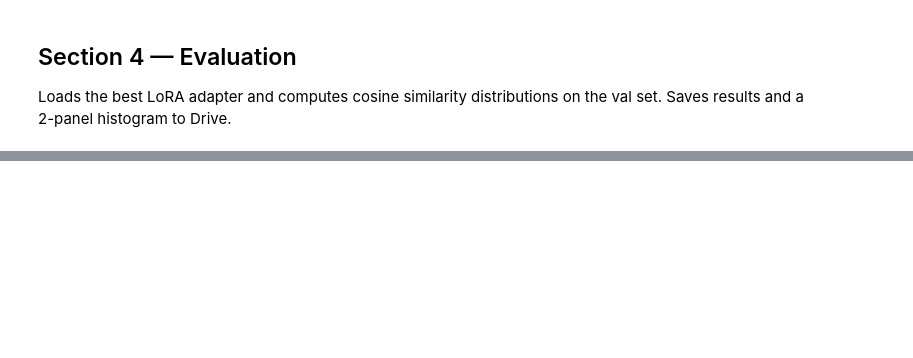
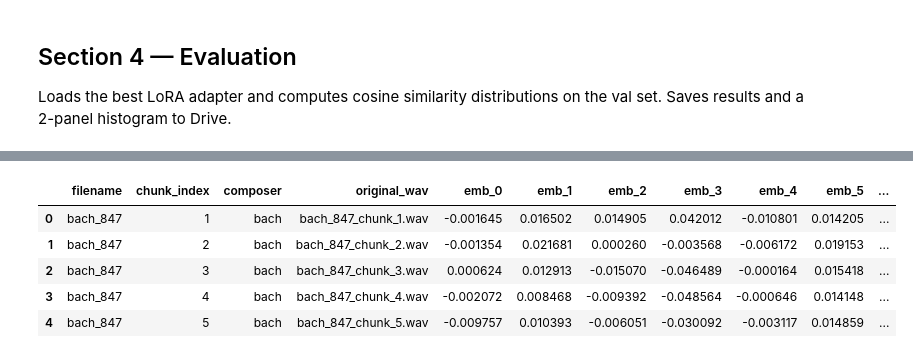
Before and after one commit to mperumal-usd/capstone_team_3, a Jupyter notebook: notebooks/COLAB_MERT_Finetune_v3.ipynb, the cells around one changed output, grey strips where cells are left out. Saved outputs shown, nothing was run; the diff lists cells and outputs as text; code cells hidden in the pictures; blank space fills up the shorter version.

```diff
--- a/notebooks/COLAB_MERT_Finetune_v3.ipynb
+++ b/notebooks/COLAB_MERT_Finetune_v3.ipynb
@@ -560,0 +632,79 @@ Eval results saved → /content/drive/MyDrive/AAI-590 Capstone/MERT_Finetune/res
+# %%
+import os
+import re
+import librosa
+import torch
+import pandas as pd
+import numpy as np
+from tqdm import tqdm
+import torch.nn.functional as F
+
+# Ensure the evaluation model is in eval mode
+eval_model.eval()
+
+embeddings_data = []
+
+# Traverse the chunk directory
+composers = [c for c in os.listdir(CHUNK_PATH) if os.path.isdir(os.path.join(CHUNK_PATH, c))]
+
+for composer in tqdm(composers, desc="Processing Composers"):
+    comp_path = os.path.join(CHUNK_PATH, composer)
+
+    for song in os.listdir(comp_path):
+        song_path = os.path.join(comp_path, song)
+        if not os.path.isdir(song_path):
+            continue
+
+        for f in os.listdir(song_path):
+            if f.endswith('.wav'):
+                # Extract base filename and chunk index using regex
+                match = re.search(r'^(.*)_chunk_(\d+)\.wav$', f)
+                if match:
+                    base_filename = match.group(1)
+                    chunk_idx = int(match.group(2))
+                else:
+                    base_filename = f.replace('.wav', '')
+                    chunk_idx = -1
+
+                file_path = os.path.join(song_path, f)
+
+                # Load audio
+                audio, _ = librosa.load(file_path, sr=SR)
+
+                # Process input (add batch dim)
+                inputs = processor(audio, sampling_rate=SR, return_tensors="pt")
+                inputs = {k: v.to(DEVICE) for k, v in inputs.items()}
+
+                # Forward pass to get embedding
+                with torch.no_grad():
+                    outputs = eval_model(**inputs)
+                    # Mean pool across time dimension and L2 normalize
+                    emb = outputs.last_hidden_state.mean(dim=1)
+                    emb = F.normalize(emb, p=2, dim=1).cpu().numpy()[0]  # Shape: (768,)
+
+                # Create row dictionary
+                row = {
+                    "filename": base_filename,
+                    "chunk_index": chunk_idx,
+                    "composer": composer, # Added for better search context later
+                    "original_wav": f
+                }
+
+                # Append the 768 embedding values as individual columns
+                for i in range(768):
+                    row[f"emb_{i}"] = emb[i]
+
+                embeddings_data.append(row)
+
+# Create DataFrame
+embeddings_df = pd.DataFrame(embeddings_data)
+
+# Save to Pickle
+OUT_PKL = os.path.join(DRIVE_BASE, "results", "chunk_embeddings.pkl")
+os.makedirs(os.path.dirname(OUT_PKL), exist_ok=True)
+embeddings_df.to_pickle(OUT_PKL)
+
+print(f"\nSuccessfully extracted embeddings for {len(embeddings_df)} chunks.")
+print(f"Saved DataFrame to: {OUT_PKL}")
+display(embeddings_df.head())
+# %% [output]
@@ -560,0 +713,6 @@ Eval results saved → /content/drive/MyDrive/AAI-590 Capstone/MERT_Finetune/res
+|  | filename | chunk_index | composer | original_wav | emb_0 | emb_1 | emb_2 | emb_3 | emb_4 | emb_5 | ... |
+| 0 | bach_847 | 1 | bach | bach_847_chunk_1.wav | -0.001645 | 0.016502 | 0.014905 | 0.042012 | -0.010801 | 0.014205 | ... |
+| 1 | bach_847 | 2 | bach | bach_847_chunk_2.wav | -0.001354 | 0.021681 | 0.000260 | -0.003568 | -0.006172 | 0.019153 | ... |
+| 2 | bach_847 | 3 | bach | bach_847_chunk_3.wav | 0.000624 | 0.012913 | -0.015070 | -0.046489 | -0.000164 | 0.015418 | ... |
+| 3 | bach_847 | 4 | bach | bach_847_chunk_4.wav | -0.002072 | 0.008468 | -0.009392 | -0.048564 | -0.000646 | 0.014148 | ... |
+| 4 | bach_847 | 5 | bach | bach_847_chunk_5.wav | -0.009757 | 0.010393 | -0.006051 | -0.030092 | -0.003117 | 0.014859 | ... |
```
Also changed, not shown: parts of 23 cells of this notebook.
